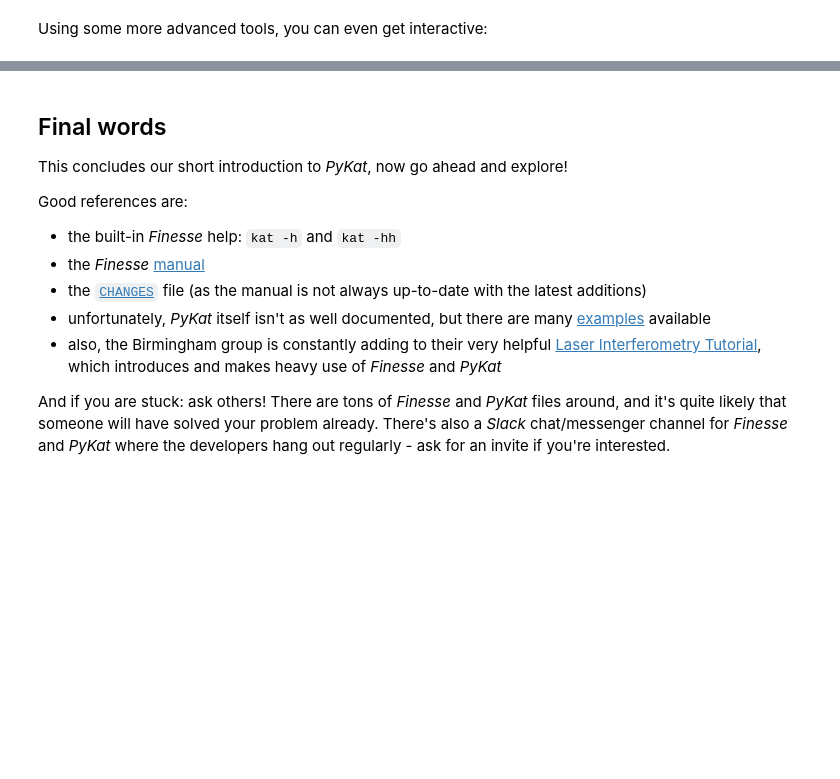
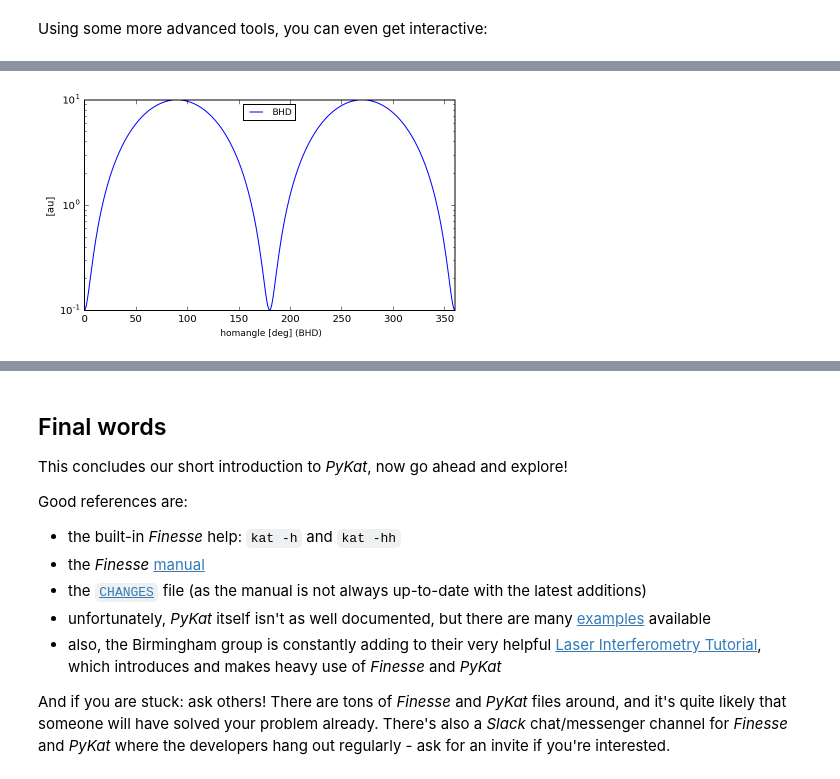
Before and after one commit to sestei/pykat_tutorial, a Jupyter notebook: pykat_tutorial.ipynb, the cells around one changed output, grey strips where cells are left out. Drawn from its saved outputs; the diff is of its cells as text; code cells hidden in the pictures; blank space fills up the shorter version.

Commit message:
added McDonalds squeezing graphs and loss graphs

```diff
--- a/pykat_tutorial.ipynb
+++ b/pykat_tutorial.ipynb
@@ -260,0 +269,17 @@ interact(plot_sqz, angle=IntSlider(min=0, max=90, continuous_update=False));
+# %%
+finesse_code = """
+sq sq1 0 -10 0 nin
+s s1 0 nin nout
+qd BHD 0 0 nout
+fsig sig 1
+xaxis BHD homangle lin 0 360 360
+yaxis log abs
+"""
+kat = finesse.kat()
+kat.verbose = False
+kat.parseKatCode(finesse_code)
+# %%
+out = kat.run()
+out.plot();
+# %% [output]
+[figure, added]
```
Also changed, not shown: parts of 14 cells of this notebook.
